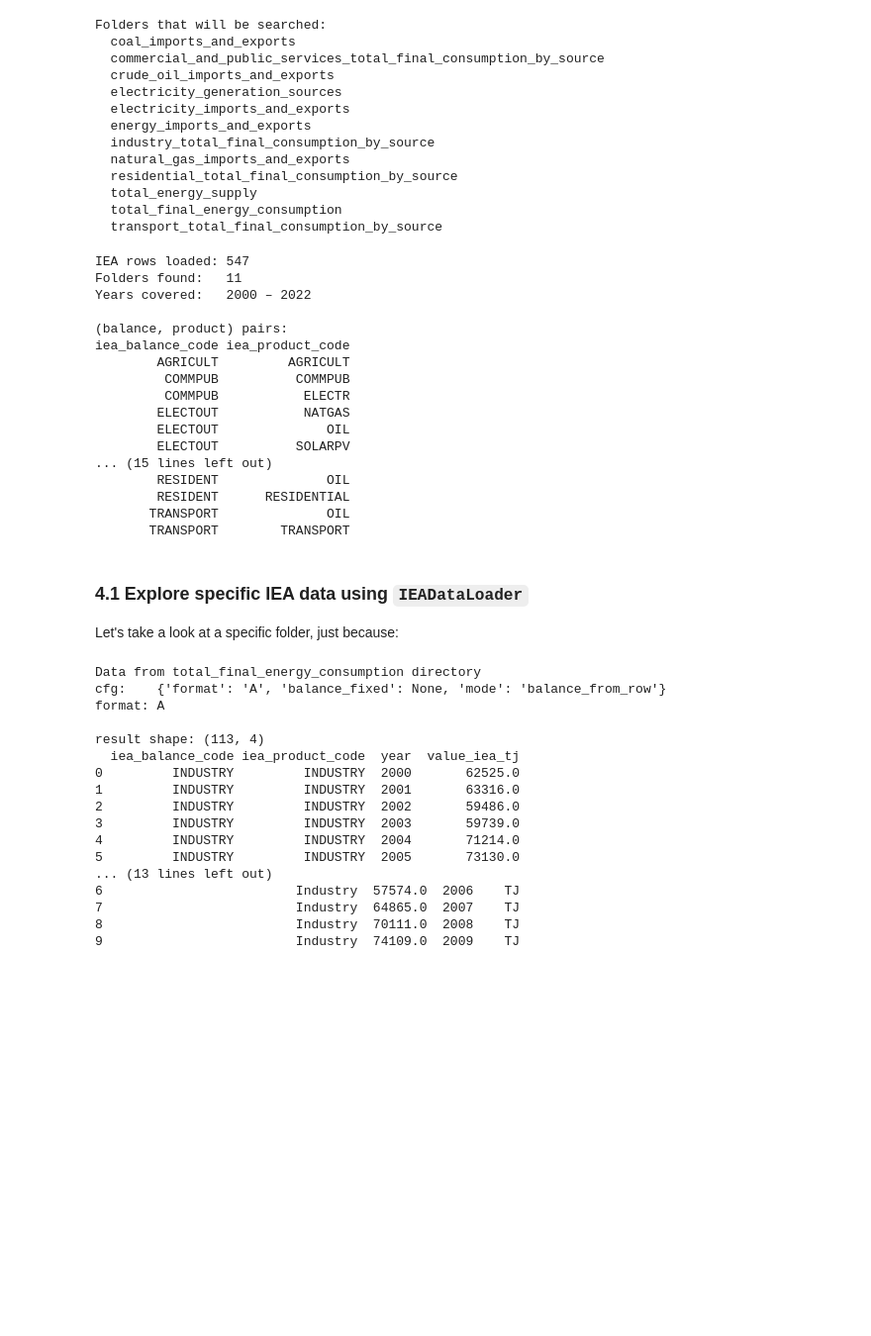
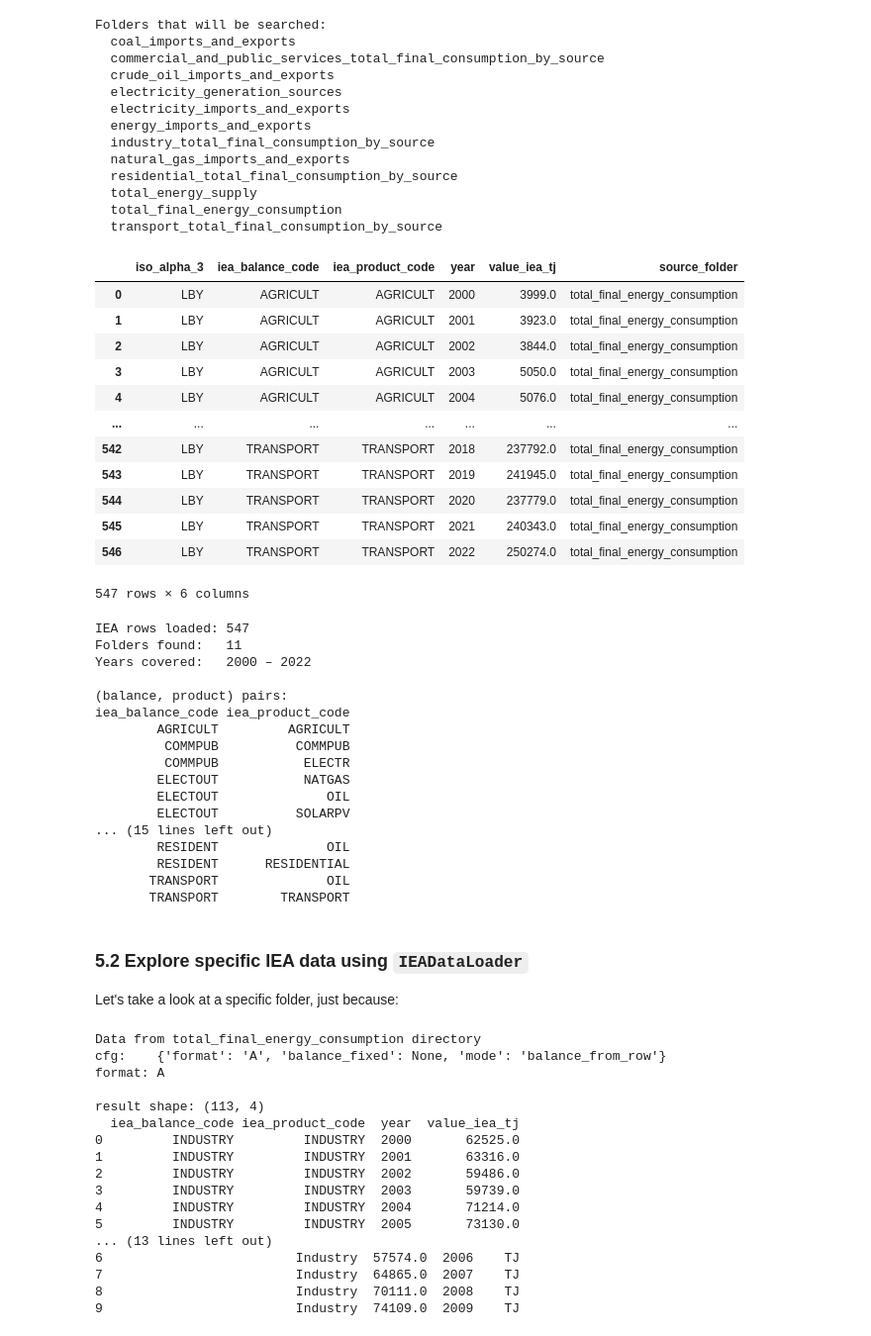
Before and after one commit to dpmendez/sisepuede, a Jupyter notebook: sisepuede/calibration/iea_energy_crosswalk_comparison.ipynb, the cells around one changed output. Shown at 99% size. Drawn from its saved outputs; the diff is of its cells as text; code cells hidden in the pictures; blank space fills up the shorter version.

```diff
--- a/sisepuede/calibration/iea_energy_crosswalk_comparison.ipynb
+++ b/sisepuede/calibration/iea_energy_crosswalk_comparison.ipynb
@@ -279,35 +271,49 @@ Folders that will be searched:
 # %%
 df_iea_long = loader.load_country(ISO_COUNTRY)
 # df_iea_long = loader.load_country(ISO_COUNTRY, country_name="Libya")
+display(df_iea_long)
 
 print(f"IEA rows loaded: {len(df_iea_long)}")
 print(f"Folders found:   {df_iea_long['source_folder'].nunique()}")
 print(f"Years covered:   {df_iea_long['year'].min()} – {df_iea_long['year'].max()}")
 
 if len(df_iea_long):
     print(f"\n(balance, product) pairs:")
     print(df_iea_long[['iea_balance_code','iea_product_code']].drop_duplicates()
           .sort_values(['iea_balance_code','iea_product_code']).to_string(index=False))
 # %% [output]
+|  | iso_alpha_3 | iea_balance_code | iea_product_code | year | value_iea_tj | source_folder |
+| 0 | LBY | AGRICULT | AGRICULT | 2000 | 3999.0 | total_final_energy_consumption |
+| 1 | LBY | AGRICULT | AGRICULT | 2001 | 3923.0 | total_final_energy_consumption |
+| 2 | LBY | AGRICULT | AGRICULT | 2002 | 3844.0 | total_final_energy_consumption |
+| 3 | LBY | AGRICULT | AGRICULT | 2003 | 5050.0 | total_final_energy_consumption |
+| 4 | LBY | AGRICULT | AGRICULT | 2004 | 5076.0 | total_final_energy_consumption |
+| ... | ... | ... | ... | ... | ... | ... |
+| 542 | LBY | TRANSPORT | TRANSPORT | 2018 | 237792.0 | total_final_energy_consumption |
+| 543 | LBY | TRANSPORT | TRANSPORT | 2019 | 241945.0 | total_final_energy_consumption |
+| 544 | LBY | TRANSPORT | TRANSPORT | 2020 | 237779.0 | total_final_energy_consumption |
+| 545 | LBY | TRANSPORT | TRANSPORT | 2021 | 240343.0 | total_final_energy_consumption |
+| 546 | LBY | TRANSPORT | TRANSPORT | 2022 | 250274.0 | total_final_energy_consumption |
-IEA rows loaded: 547
-Folders found:   11
-Years covered:   2000 – 2022
-
-(balance, product) pairs:
-iea_balance_code iea_product_code
-        AGRICULT         AGRICULT
-         COMMPUB          COMMPUB
-         COMMPUB           ELECTR
-        ELECTOUT           NATGAS
-        ELECTOUT              OIL
-        ELECTOUT          SOLARPV
-... (15 lines left out)
-        RESIDENT              OIL
-        RESIDENT      RESIDENTIAL
-       TRANSPORT              OIL
-       TRANSPORT        TRANSPORT
+547 rows × 6 columns
+IEA rows loaded: 547
+Folders found:   11
+Years covered:   2000 – 2022
+
+(balance, product) pairs:
+iea_balance_code iea_product_code
+        AGRICULT         AGRICULT
+         COMMPUB          COMMPUB
+         COMMPUB           ELECTR
+        ELECTOUT           NATGAS
+        ELECTOUT              OIL
+        ELECTOUT          SOLARPV
+... (15 lines left out)
+        RESIDENT              OIL
+        RESIDENT      RESIDENTIAL
+       TRANSPORT              OIL
+       TRANSPORT        TRANSPORT
 # %% [markdown]
-### 4.1 Explore specific IEA data using `IEADataLoader`
+### 5.2 Explore specific IEA data using `IEADataLoader`
 
 Let's take a look at a specific folder, just because:
 # %%
```
Also changed, not shown: parts of 12 cells of this notebook, 1 other file.
